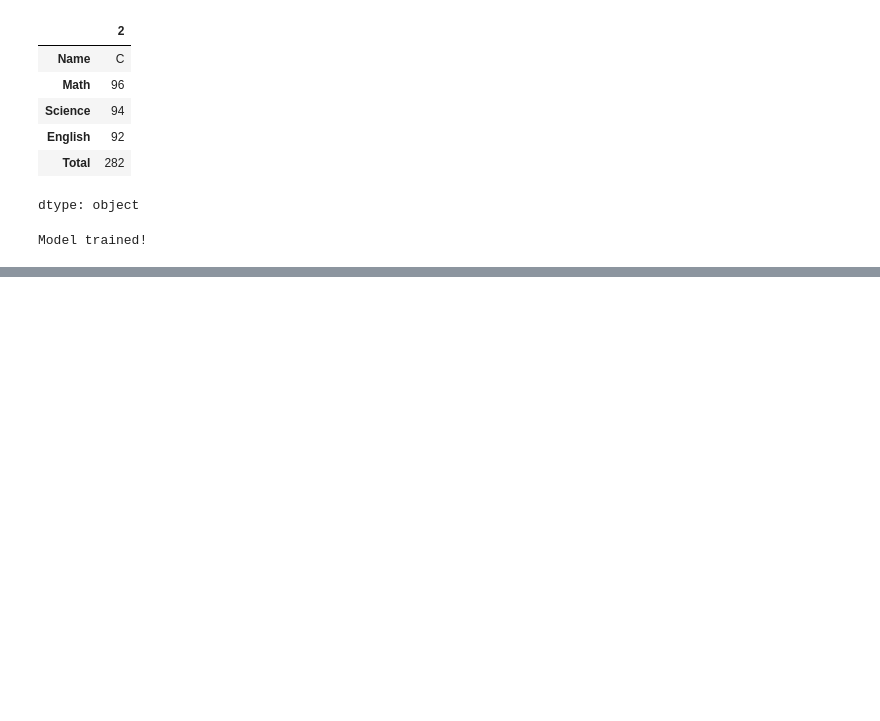
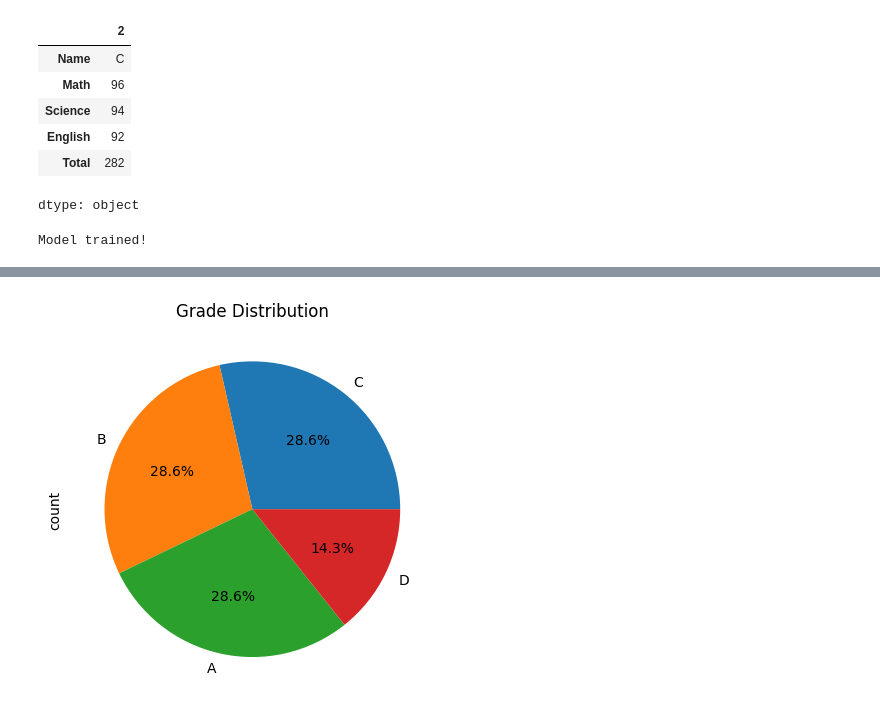
Before and after one commit to Palak1608/Data-Science-Lab-Work, a Jupyter notebook: Fun_Project/student_performance_analysis.ipynb, the cells around one changed output, grey strips where cells are left out. Drawn from its saved outputs; the diff is of its cells as text; code cells hidden in the pictures; blank space fills up the shorter version.

```diff
--- a/Fun_Project/student_performance_analysis.ipynb
+++ b/Fun_Project/student_performance_analysis.ipynb
@@ -75,3 +75,16 @@ model.fit(X, y)
 print("Model trained!")
 # %% [output]
 Model trained!
+# %%
+def get_grade(total):
+    if total >= 270:
+        return "A"
+    elif total >= 240:
+        return "B"
+    elif total >= 210:
+        return "C"
+    else:
+        return "D"
+
+df["Grade"] = df["Total"].apply(get_grade)
+df
@@ -77,0 +100,7 @@ Model trained!
+# %%
+import matplotlib.pyplot as plt
+
+df["Grade"].value_counts().plot(kind="pie", autopct="%1.1f%%", title="Grade Distribution")
+plt.show()
+# %% [output]
+[figure, added]
```
Also changed, not shown: parts of 4 cells of this notebook.
